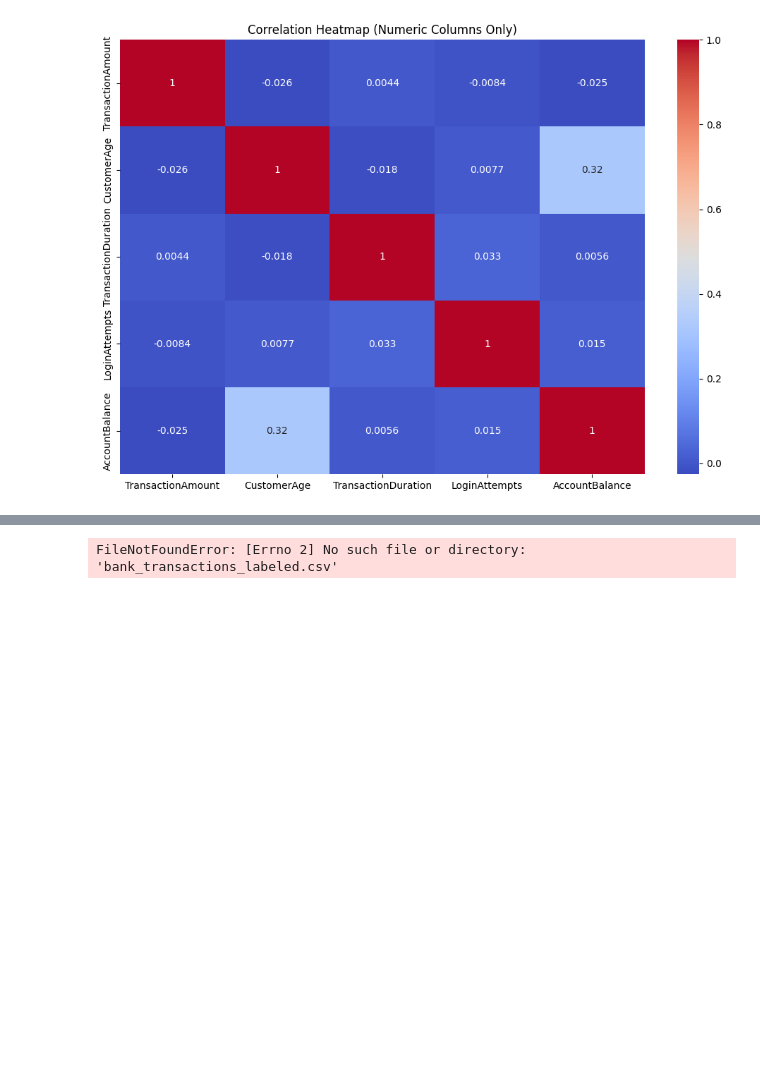
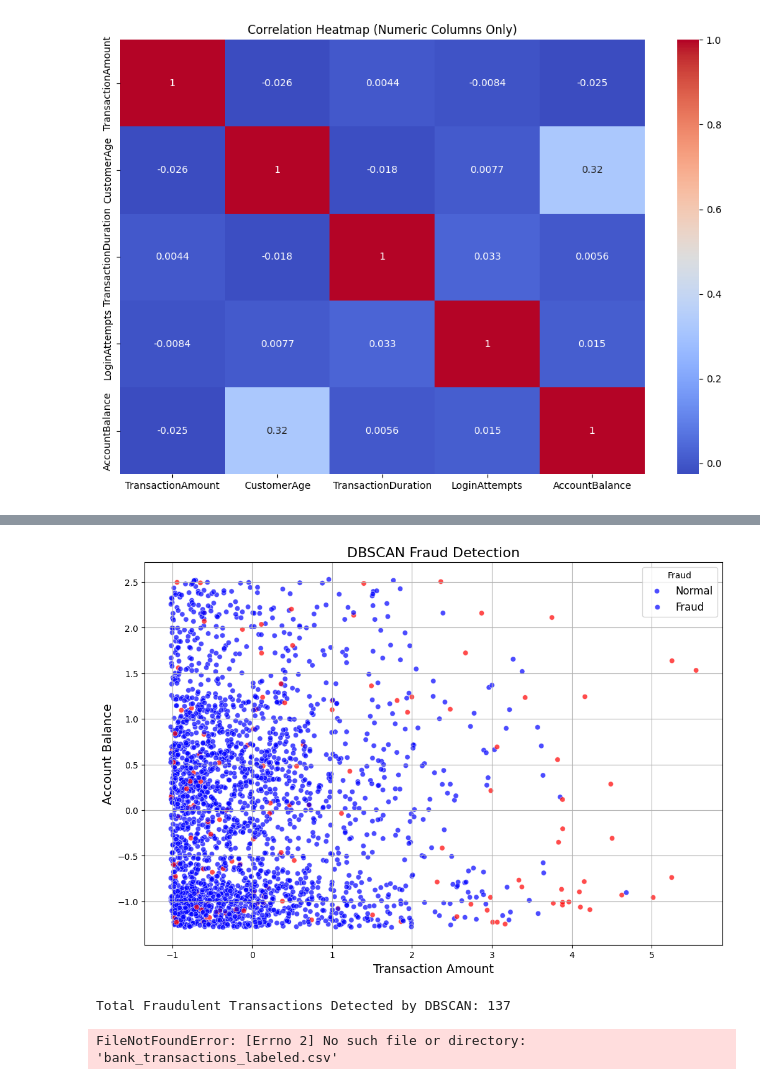
Before and after one commit to Charlenelzq/INF2008_Project, a Jupyter notebook: main.ipynb, the cells around one changed output, grey strips where cells are left out. Cells and saved outputs as stored; diff of their text form; code cells hidden in the pictures; blank space fills up the shorter version.

```diff
--- a/main.ipynb
+++ b/main.ipynb
@@ -254,3 +296,34 @@ print(processed_data.describe())
+# %%
+#DBSCAN Analysis
+
+features = data.drop(columns=['Fraud', 'TransactionDate', 'PreviousTransactionDate']).columns
+dbscan = DBSCAN(eps=3, min_samples=8)  # Adjust eps and min_samples as needed
+dbscan_labels = dbscan.fit_predict(data[features])
+data['DBSCAN_Cluster'] = dbscan_labels
+data['DBSCAN_Fraud'] = data['DBSCAN_Cluster'] == -1
+total_dbscan_fraud_points = data['DBSCAN_Fraud'].sum()
+data['Fraud'] |= data['DBSCAN_Fraud']
+
+# Scatterplot for DBSCAN fraud detection
+plt.figure(figsize=(12, 8))
+sns.scatterplot(
+    x=data['TransactionAmount'],
+    y=data['AccountBalance'],
+    hue=data['DBSCAN_Fraud'],
+    palette={True: 'red', False: 'blue'},
+    alpha=0.7
+)
+plt.title('DBSCAN Fraud Detection', fontsize=16)
+plt.xlabel('Transaction Amount', fontsize=14)
+plt.ylabel('Account Balance', fontsize=14)
+plt.legend(title='Fraud', labels=['Normal', 'Fraud'], fontsize=12)
+plt.grid(True)
+plt.show()
+
+print(f"Total Fraudulent Transactions Detected by DBSCAN: {total_dbscan_fraud_points}")
+# %% [output]
+[figure, added]
+Total Fraudulent Transactions Detected by DBSCAN: 137
 # %%
 # Labelling
 '''
```
Also changed, not shown: parts of 6 cells of this notebook.
